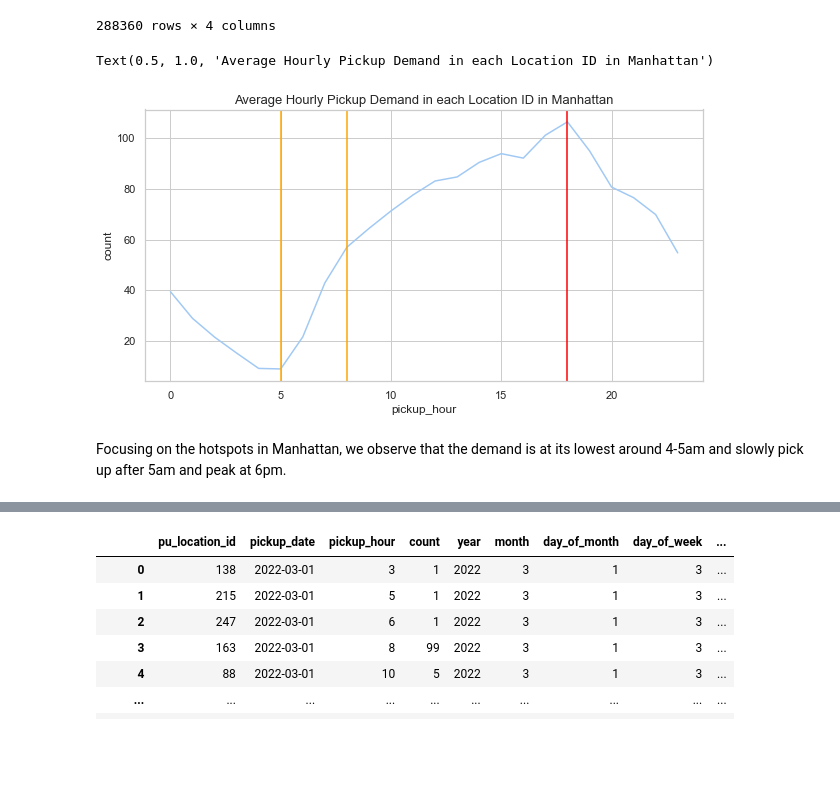
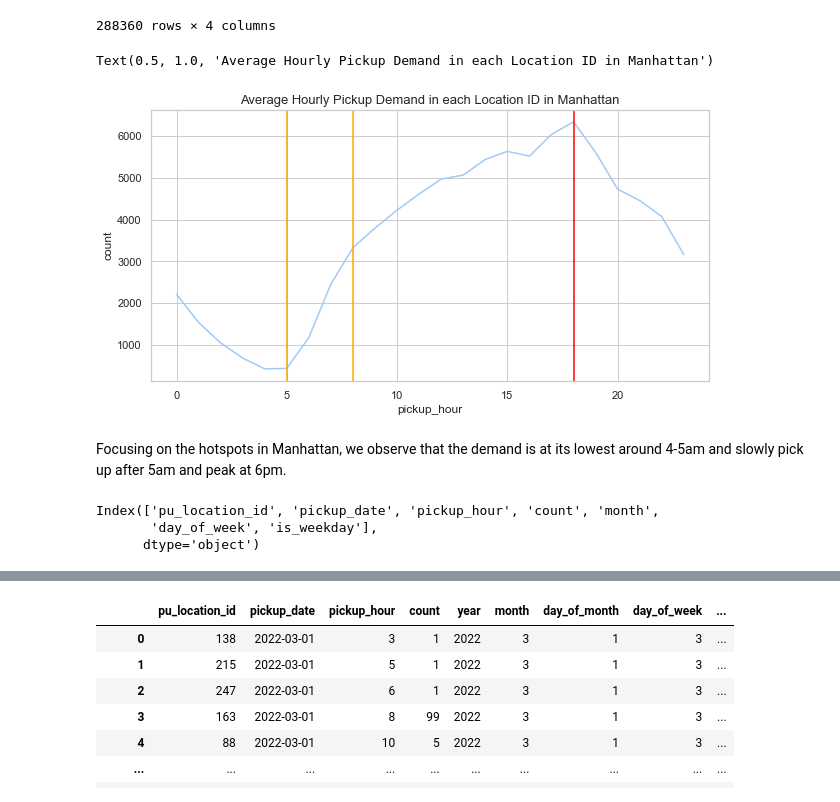
Before and after one commit to MuzhiRo/mast30034-project-1-olivertan1999, a Jupyter notebook: notebooks/EDA.ipynb, the cells around one changed output, grey strips where cells are left out. Drawn from its saved outputs; the diff is of its cells as text; code cells hidden in the pictures; blank space fills up the shorter version.

```diff
--- a/notebooks/EDA.ipynb
+++ b/notebooks/EDA.ipynb
@@ -143,8 +153,8 @@ Total of 440029 rows of hourly pickup data
 # PLUTO and TLC Zone Data
 # %%
 # Read the shapefile of the tlc zone dataset
-sf = gpd.read_file("/Users/oliver/Downloads/taxi_zones/taxi_zones.shp")
-zones = pd.read_csv("/Users/oliver/Downloads/taxi_zones/taxi+_zone_lookup.csv")
+sf = gpd.read_file("../data/raw/taxi_zones/taxi_zones.shp")
+zones = pd.read_csv("../data/raw/taxi_zones/taxi+_zone_lookup.csv")
 # %%
 # Merge the zone lookup csv and the shapefile
 tlc_gdf = gpd.GeoDataFrame(
@@ -372,17 +487,23 @@ borough_hourly_demand['Manhattan']
 | 288359 | 74 | 2022-01-31 | 18 | 13 |
 288360 rows × 4 columns
 # %%
+# Plot the average hourly pickup demand in Manhattan
 fig, ax = plt.subplots(1, figsize=(10,5))
 ax.get_yaxis().get_major_formatter().set_scientific(False)
-df_hourly = borough_hourly_demand['Manhattan'].groupby('pickup_hour').agg({'count':'mean'})
+
+df_hourly = (borough_hourly_demand['Manhattan'].groupby('pickup_hour')
+                                               .agg({'count':'sum'}))
+
+df_hourly['count'] = df_hourly['count'] / 212
+
 sns.lineplot(x='pickup_hour', y='count', data=df_hourly)
 ax.axvline(5, color='orange')
 ax.axvline(8, color='orange')
 ax.axvline(18, color='red')
 ax.set_title(f'Average Hourly Pickup Demand in each Location ID in Manhattan', fontsize=13)
 # %% [output]
 Text(0.5, 1.0, 'Average Hourly Pickup Demand in each Location ID in Manhattan')
-[figure, old version]
+[figure, new version]
 # %% [markdown]
 Focusing on the hotspots in Manhattan, we observe that the demand is at its lowest around 4-5am and slowly pick up after 5am and peak at 6pm.
 # %%
@@ -410,0 +531,6 @@ pickup_hourly_demand = (pickup_hourly_demand
+# %%
+pickup_hourly_demand.columns
+# %% [output]
+Index(['pu_location_id', 'pickup_date', 'pickup_hour', 'count', 'month',
+       'day_of_week', 'is_weekday'],
+      dtype='object')
```
Also changed, not shown: parts of 29 cells of this notebook, 5 other files.
